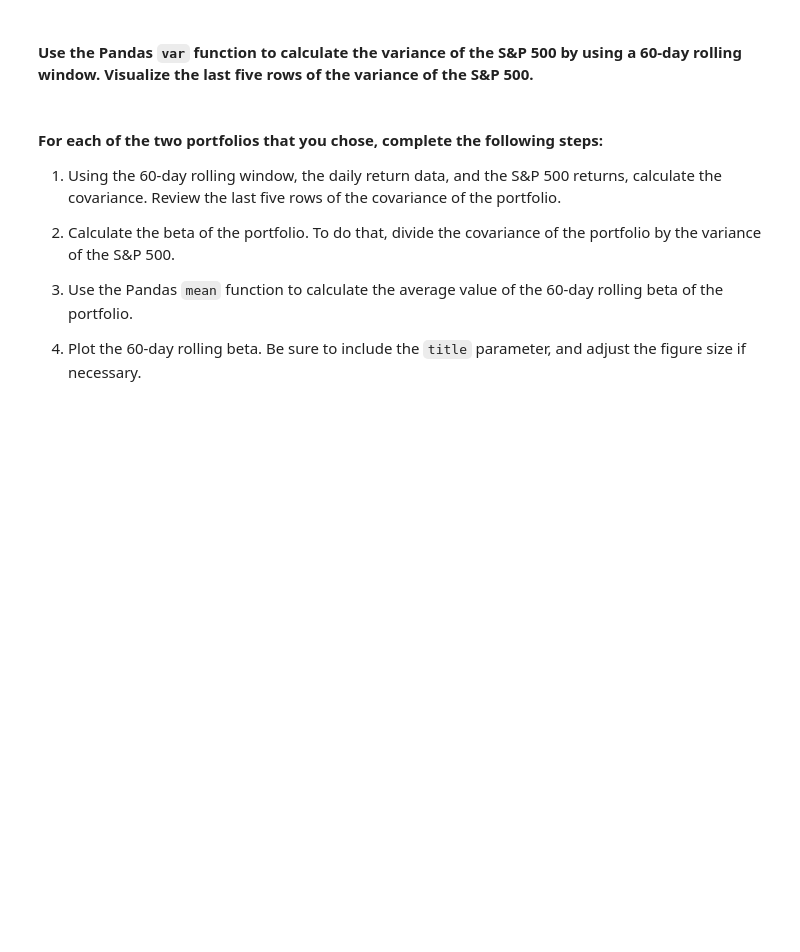
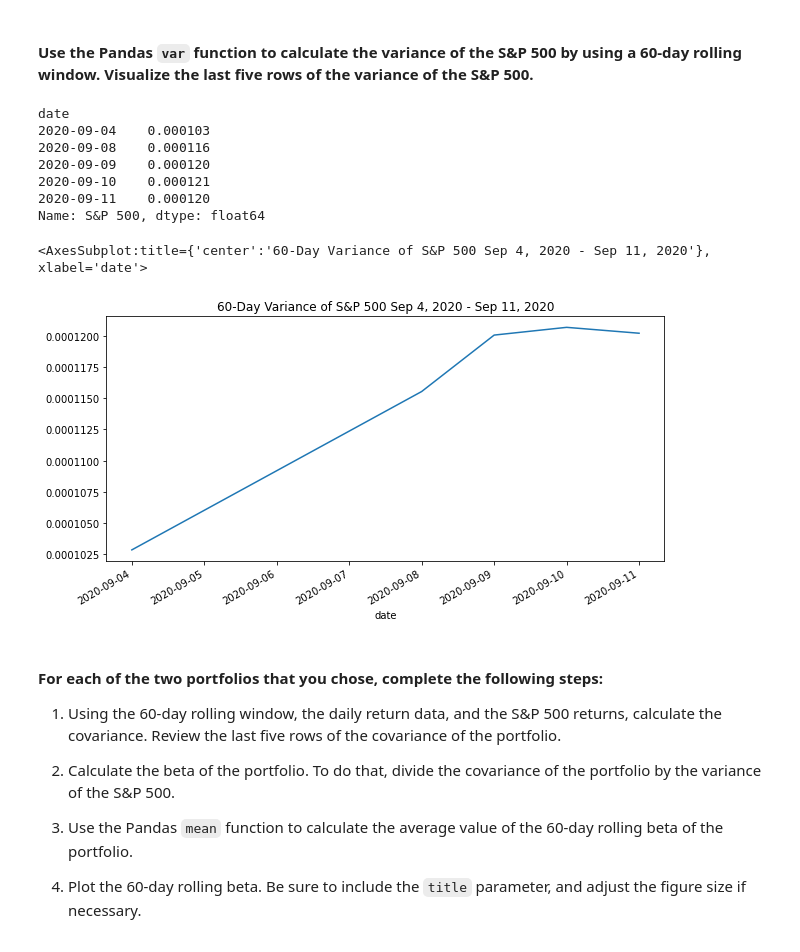
Before and after one commit to jpmaddox97/module_4_challenge, a Jupyter notebook: Starter_Code/risk_return_analysis.ipynb, the cells around one changed output. Drawn from its saved outputs; the diff is of its cells as text; code cells hidden in the pictures; blank space fills up the shorter version.

```diff
--- a/Starter_Code/risk_return_analysis.ipynb
+++ b/Starter_Code/risk_return_analysis.ipynb
@@ -353,7 +353,19 @@ Your analysis is nearing completion. Now, you need to evaluate how the portfolio
 #### Use the Pandas `var` function to calculate the variance of the S&P 500 by using a 60-day rolling window. Visualize the last five rows of the variance of the S&P 500.
 # %%
 # Calculate the variance of the S&P 500 using a rolling 60-day window.
-# YOUR CODE HERE
+snp_var_60 = daily_returns['S&P 500'].rolling(window=60).var()
+display(snp_var_60.tail())
+display(snp_var_60.tail().plot(figsize=(10,5), title='60-Day Variance of S&P 500 Sep 4, 2020 - Sep 11, 2020'))
+# %% [output]
+date
+2020-09-04    0.000103
+2020-09-08    0.000116
+2020-09-09    0.000120
+2020-09-10    0.000121
+2020-09-11    0.000120
+Name: S&P 500, dtype: float64
+<AxesSubplot:title={'center':'60-Day Variance of S&P 500 Sep 4, 2020 - Sep 11, 2020'}, xlabel='date'>
+[figure, added]
 # %% [markdown]
 #### For each of the two portfolios that you chose, complete the following steps:
 
```
Also changed, not shown: parts of 22 cells of this notebook.
